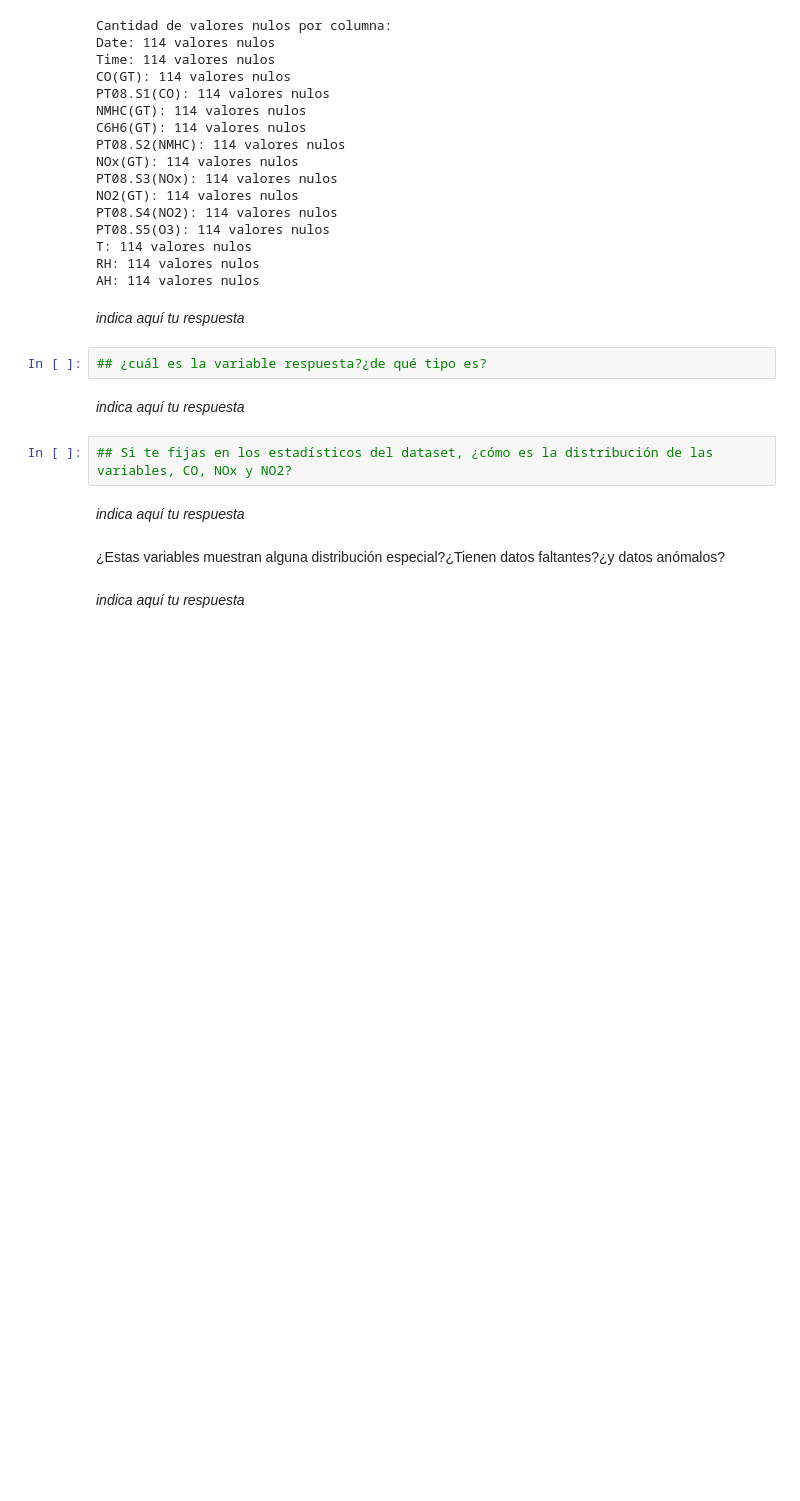
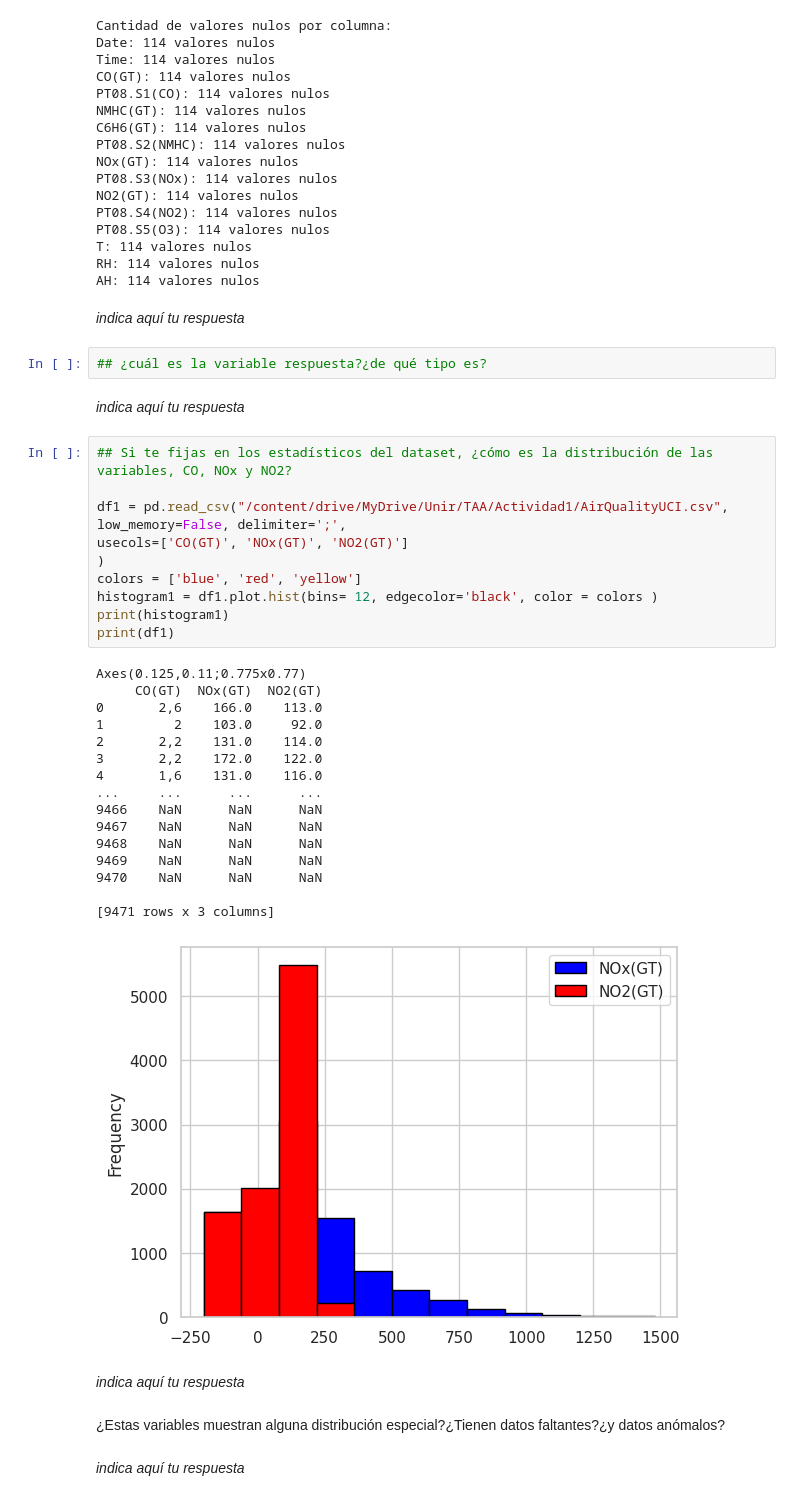
Before and after one commit to dnysecure/codigo, a Jupyter notebook: Laboratorio_Actividad_1_TAA_DonnyR.ipynb, the cells around one changed output. Saved outputs shown, nothing was run; the diff lists cells and outputs as text; blank space fills up the shorter version.

```diff
--- a/Laboratorio_Actividad_1_TAA_DonnyR.ipynb
+++ b/Laboratorio_Actividad_1_TAA_DonnyR.ipynb
@@ -135,6 +177,31 @@ _indica aquí tu respuesta_
 _indica aquí tu respuesta_
 # %%
 ## Si te fijas en los estadísticos del dataset, ¿cómo es la distribución de las variables, CO, NOx y NO2?
+
+df1 = pd.read_csv("/content/drive/MyDrive/Unir/TAA/Actividad1/AirQualityUCI.csv", low_memory=False, delimiter=';',
+usecols=['CO(GT)', 'NOx(GT)', 'NO2(GT)']
+)
+colors = ['blue', 'red', 'yellow']
+histogram1 = df1.plot.hist(bins= 12, edgecolor='black', color = colors )
+print(histogram1)
+print(df1)
+# %% [output]
+Axes(0.125,0.11;0.775x0.77)
+     CO(GT)  NOx(GT)  NO2(GT)
+0       2,6    166.0    113.0
+1         2    103.0     92.0
+2       2,2    131.0    114.0
+3       2,2    172.0    122.0
+4       1,6    131.0    116.0
+...     ...      ...      ...
+9466    NaN      NaN      NaN
+9467    NaN      NaN      NaN
+9468    NaN      NaN      NaN
+9469    NaN      NaN      NaN
+9470    NaN      NaN      NaN
+
+[9471 rows x 3 columns]
+[figure, added]
 # %% [markdown]
 _indica aquí tu respuesta_
 # %% [markdown]
```
Also changed, not shown: parts of 6 cells of this notebook.
